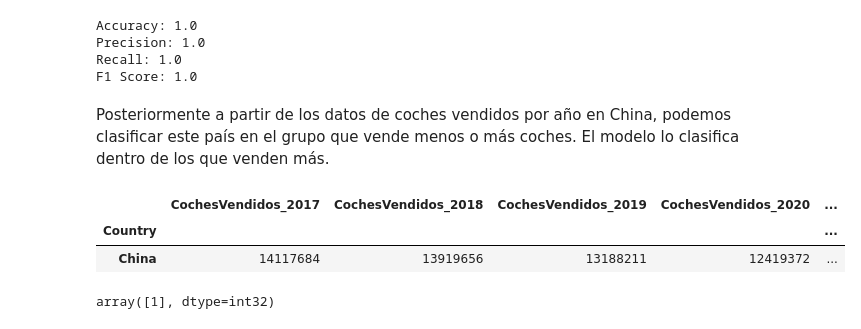
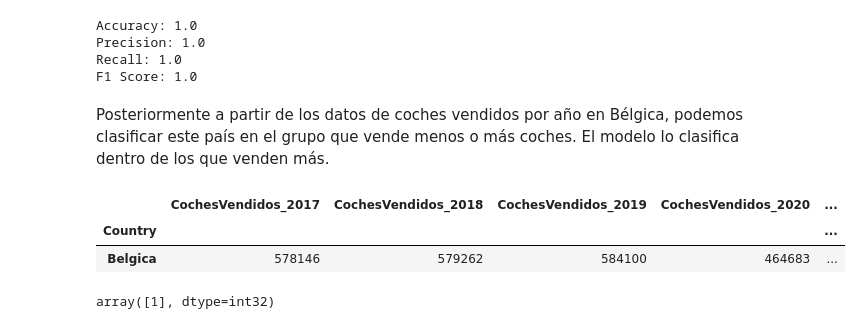
Before and after one commit to Mohamed11302/MineriaDeDatosYSistemasMultiagentes, a Jupyter notebook: Conclusiones_Hipotesis/H2_notebook.ipynb, the cells around one changed output. Cells and saved outputs as stored; diff of their text form; code cells hidden in the pictures.

```diff
--- a/Conclusiones_Hipotesis/H2_notebook.ipynb
+++ b/Conclusiones_Hipotesis/H2_notebook.ipynb
@@ -406,27 +374,27 @@ Precision: 1.0
 Recall: 1.0
 F1 Score: 1.0
 # %% [markdown]
-Posteriormente a partir de los datos de coches vendidos por año en China, podemos clasificar este país en el grupo que vende menos o más coches. El modelo lo clasifica dentro de los que venden más.
+Posteriormente a partir de los datos de coches vendidos por año en Bélgica, podemos clasificar este país en el grupo que vende menos o más coches. El modelo lo clasifica dentro de los que venden más.
 # %%
-data_China = {
-    'Country': ['China'],
-    'CochesVendidos_2017': [14117684],
-    'CochesVendidos_2018': [13919656],
-    'CochesVendidos_2019': [13188211],
-    'CochesVendidos_2020': [12419372],
-    'CochesVendidos_2021': [12118025],
-    'CochesVendidos_2022': [13105950]
+data_Belgica = {
+    'Country': ['Belgica'],
+    'CochesVendidos_2017': [578146],
+    'CochesVendidos_2018': [579262],
+    'CochesVendidos_2019': [584100],
+    'CochesVendidos_2020': [464683],
+    'CochesVendidos_2021': [416309],
+    'CochesVendidos_2022': [385225]
 }
 
-df_China = pd.DataFrame(data_China)
-df_China.set_index('Country', inplace=True)
-df_China
+df_Belgica = pd.DataFrame(data_Belgica)
+df_Belgica.set_index('Country', inplace=True)
+df_Belgica
 # %% [output]
 |  | CochesVendidos_2017 | CochesVendidos_2018 | CochesVendidos_2019 | CochesVendidos_2020 | ... |
 | Country |  |  |  |  | ... |
-| China | 14117684 | 13919656 | 13188211 | 12419372 | ... |
+| Belgica | 578146 | 579262 | 584100 | 464683 | ... |
-# %%
-group_China = gnb.predict(df_China)
-group_China
-# %% [output]
-array([1], dtype=int32)
+# %%
+group_Belgica = gnb.predict(df_Belgica)
+group_Belgica
+# %% [output]
+array([1], dtype=int32)
```
Also changed, not shown: parts of 1 cell of this notebook.
